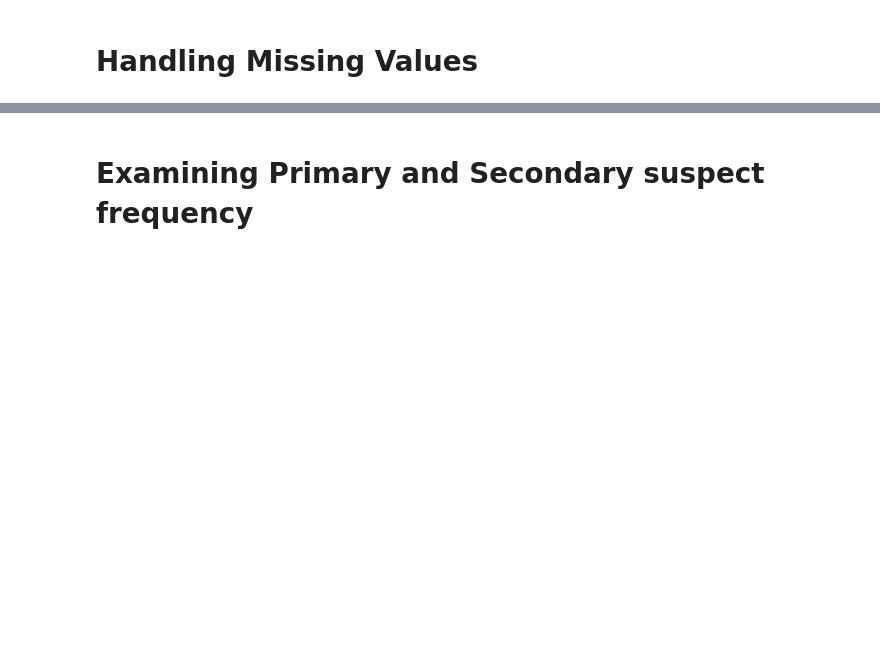
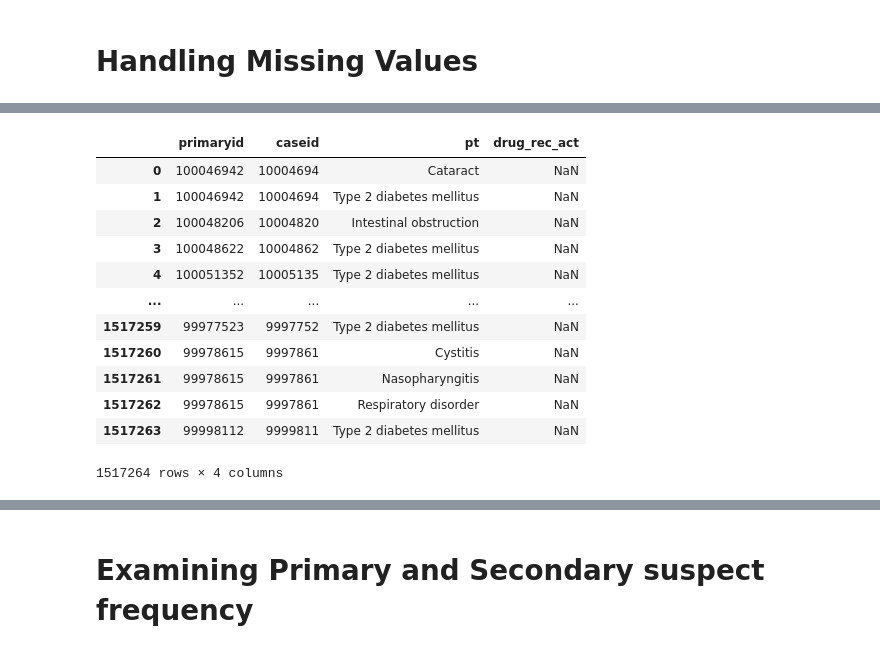
Before and after one commit to G-Sprouts/FDA_sae, a Jupyter notebook: drug_file.ipynb, the cells around one changed output, grey strips where cells are left out. Cells and saved outputs as stored; diff of their text form; code cells hidden in the pictures; blank space fills up the shorter version.

```diff
--- a/drug_file.ipynb
+++ b/drug_file.ipynb
@@ -18,0 +20,12 @@ files.append(drug_file4)
+# %%
+reac_files = []
+
+reac_file1 = pd.read_csv('REAC20Q1.txt', delimiter='$')
+reac_file2 = pd.read_csv('REAC20Q2.txt', delimiter='$')
+reac_file3 = pd.read_csv('REAC20Q3.txt', delimiter='$')
+reac_file4= pd.read_csv('REAC20Q4.txt', delimiter='$')
+
+reac_files.append(reac_file1)
+reac_files.append(reac_file2)
+reac_files.append(reac_file3)
+reac_files.append(reac_file4)
@@ -862,0 +896,16 @@ subside_relapse.rechal.isnull().sum()
+# %%
+reac_files[0]
+# %% [output]
+|  | primaryid | caseid | pt | drug_rec_act |
+| 0 | 100046942 | 10004694 | Cataract | NaN |
+| 1 | 100046942 | 10004694 | Type 2 diabetes mellitus | NaN |
+| 2 | 100048206 | 10004820 | Intestinal obstruction | NaN |
+| 3 | 100048622 | 10004862 | Type 2 diabetes mellitus | NaN |
+| 4 | 100051352 | 10005135 | Type 2 diabetes mellitus | NaN |
+| ... | ... | ... | ... | ... |
+| 1517259 | 99977523 | 9997752 | Type 2 diabetes mellitus | NaN |
+| 1517260 | 99978615 | 9997861 | Cystitis | NaN |
+| 1517261 | 99978615 | 9997861 | Nasopharyngitis | NaN |
+| 1517262 | 99978615 | 9997861 | Respiratory disorder | NaN |
+| 1517263 | 99998112 | 9999811 | Type 2 diabetes mellitus | NaN |
+1517264 rows × 4 columns
```
Also changed, not shown: parts of 49 cells of this notebook.
